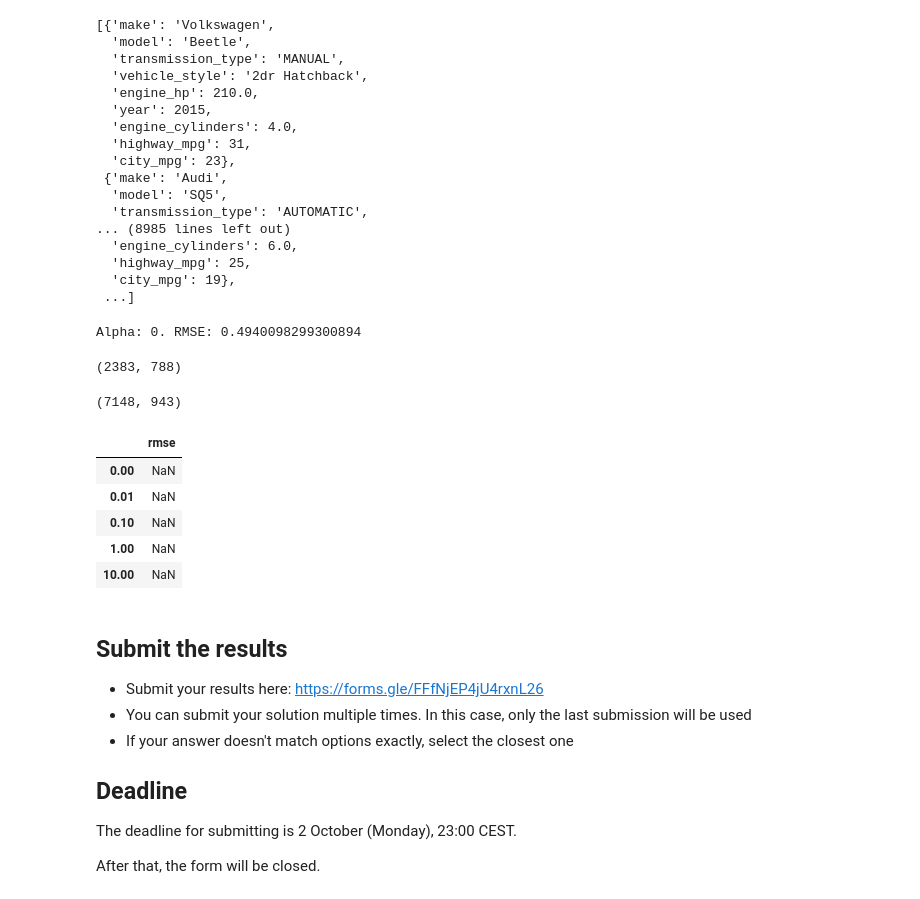
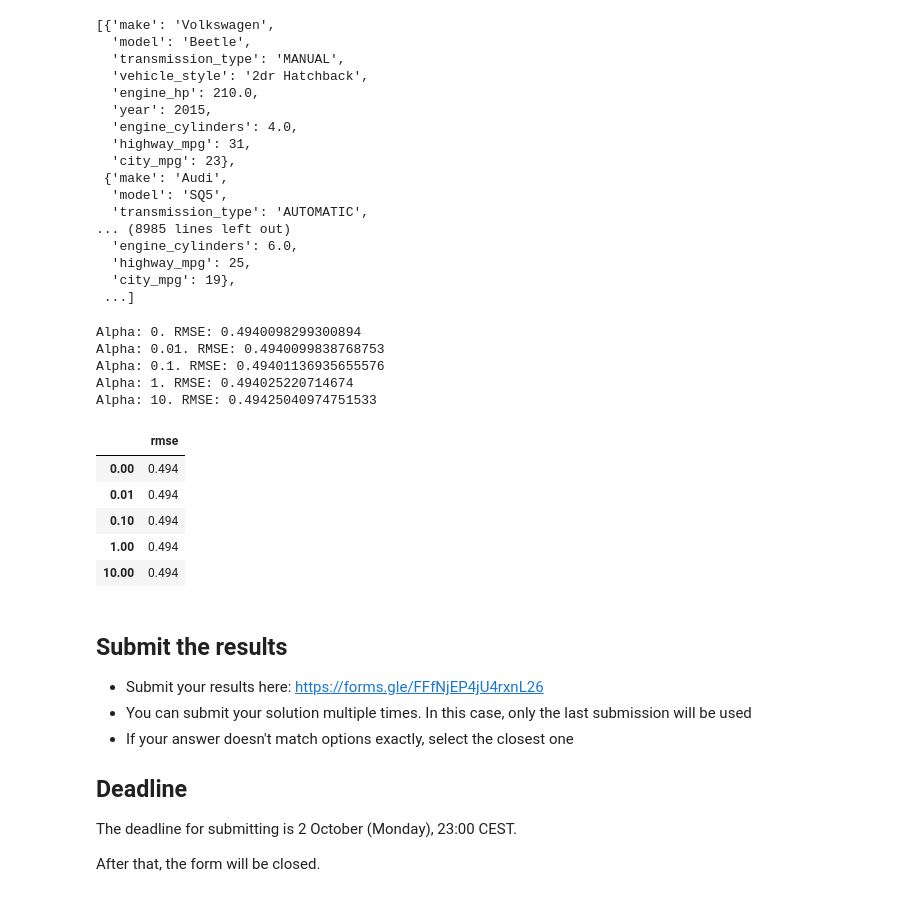
Before and after one commit to Alejobep/machine-learning-zoomcamp, a Jupyter notebook: cohorts/2023/03-classification/Homework_ABP.ipynb, the cells around one changed output. Drawn from its saved outputs; the diff is of its cells as text; code cells hidden in the pictures.

```diff
--- a/cohorts/2023/03-classification/Homework_ABP.ipynb
+++ b/cohorts/2023/03-classification/Homework_ABP.ipynb
@@ -492,28 +492,24 @@ for alpha in alpha_vals:
 
     rmse_val = rmse(y_val, y_pred)
 
-    alpha_df.loc[alpha, 'rmse']
+    alpha_df.loc[alpha, 'rmse'] = rmse_val
 
     print(f'Alpha: {alpha}. RMSE: {rmse_val}')
 # %% [output]
 Alpha: 0. RMSE: 0.4940098299300894
+Alpha: 0.01. RMSE: 0.4940099838768753
+Alpha: 0.1. RMSE: 0.49401136935655576
+Alpha: 1. RMSE: 0.494025220714674
+Alpha: 10. RMSE: 0.49425040974751533
-# %%
-X_val.shape
-# %% [output]
-(2383, 788)
-# %%
-X_train.shape
-# %% [output]
-(7148, 943)
-# %%
-alpha_df
-# %% [output]
-|  | rmse |
-| 0.00 | NaN |
-| 0.01 | NaN |
-| 0.10 | NaN |
-| 1.00 | NaN |
-| 10.00 | NaN |
+# %%
+alpha_df.sort_values(by='rmse').round(3)
+# %% [output]
+|  | rmse |
+| 0.00 | 0.494 |
+| 0.01 | 0.494 |
+| 0.10 | 0.494 |
+| 1.00 | 0.494 |
+| 10.00 | 0.494 |
 # %% [markdown]
 
 ## Submit the results
```
